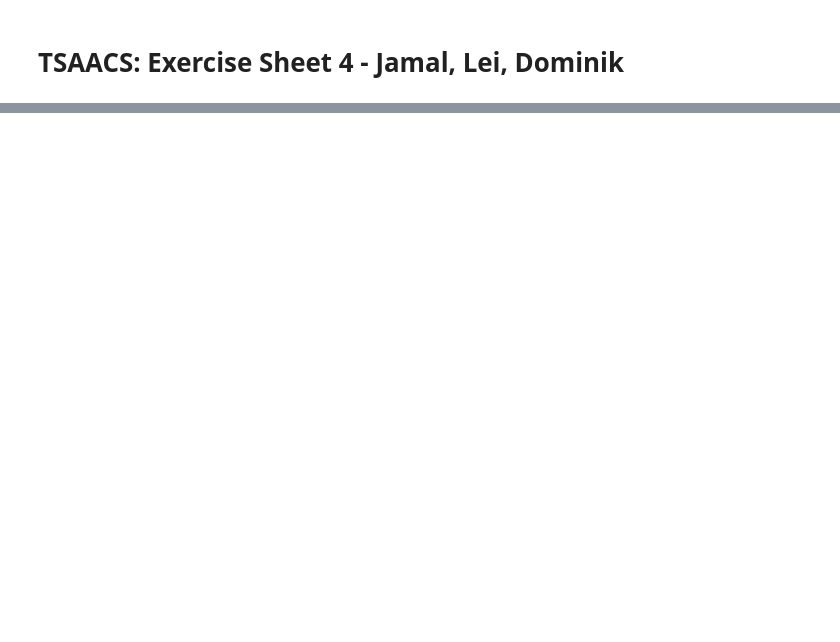
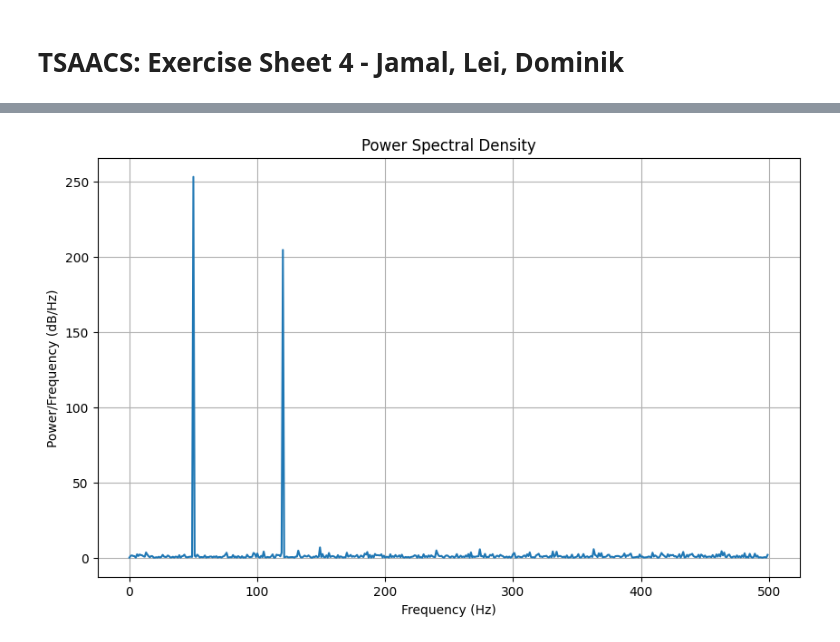
Before and after one commit to mayerdominik/time_series_analysis, a Jupyter notebook: TSAACS - Exercise Sheet 4.ipynb, the cells around one changed output, grey strips where cells are left out. Saved outputs shown, nothing was run; the diff lists cells and outputs as text; code cells hidden in the pictures; blank space fills up the shorter version.

```diff
--- a/TSAACS - Exercise Sheet 4.ipynb
+++ b/TSAACS - Exercise Sheet 4.ipynb
@@ -213,0 +38,21 @@ Our Linear Approximation seems to minimize the mean squared error quite fast, as
+# %%
+# Apply FFT and get respective frequencies that correspond to the values
+fft_values = np.fft.fft(data)
+fft_freq = np.fft.fftfreq(1000, T_max/1000)
+# For psd, take square of the coefficients and divide by amount of coefficients
+psd_values = (np.abs(fft_values) ** 2) / 1000
+# Filter for positive frequencies (for plotting)
+mask = fft_freq >= 0
+fft_freq_plot = fft_freq[mask]
+psd_values_plot = psd_values[mask]
+
+# Plot the PSD
+plt.figure(figsize=(10, 6))
+plt.plot(fft_freq_plot, psd_values_plot)
+plt.title('Power Spectral Density')
+plt.xlabel('Frequency (Hz)')
+plt.ylabel('Power/Frequency (dB/Hz)')
+plt.grid()
+plt.show()
+# %% [output]
+[figure, added]
```
Also changed, not shown: parts of 20 cells of this notebook, 2 other files.
